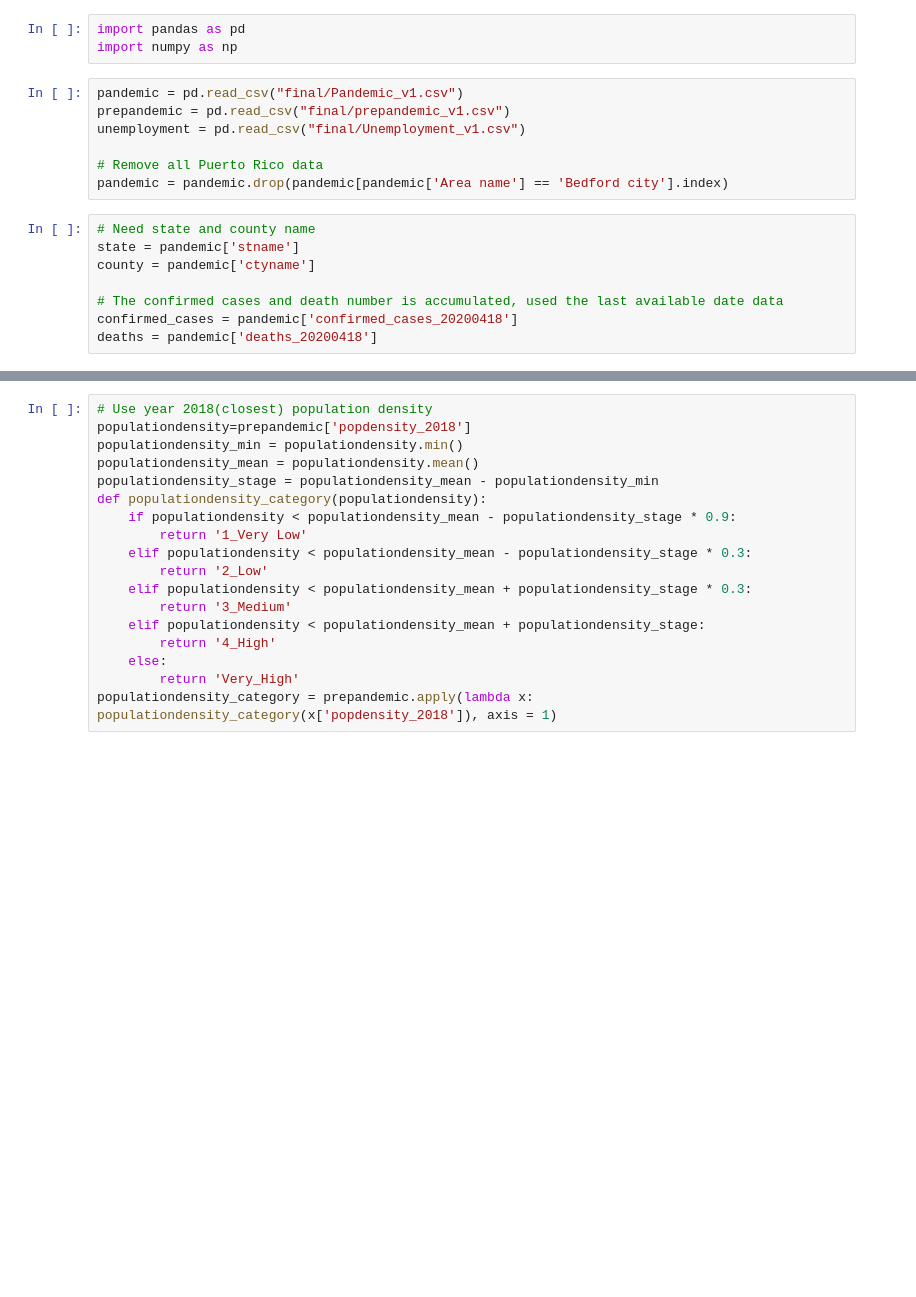
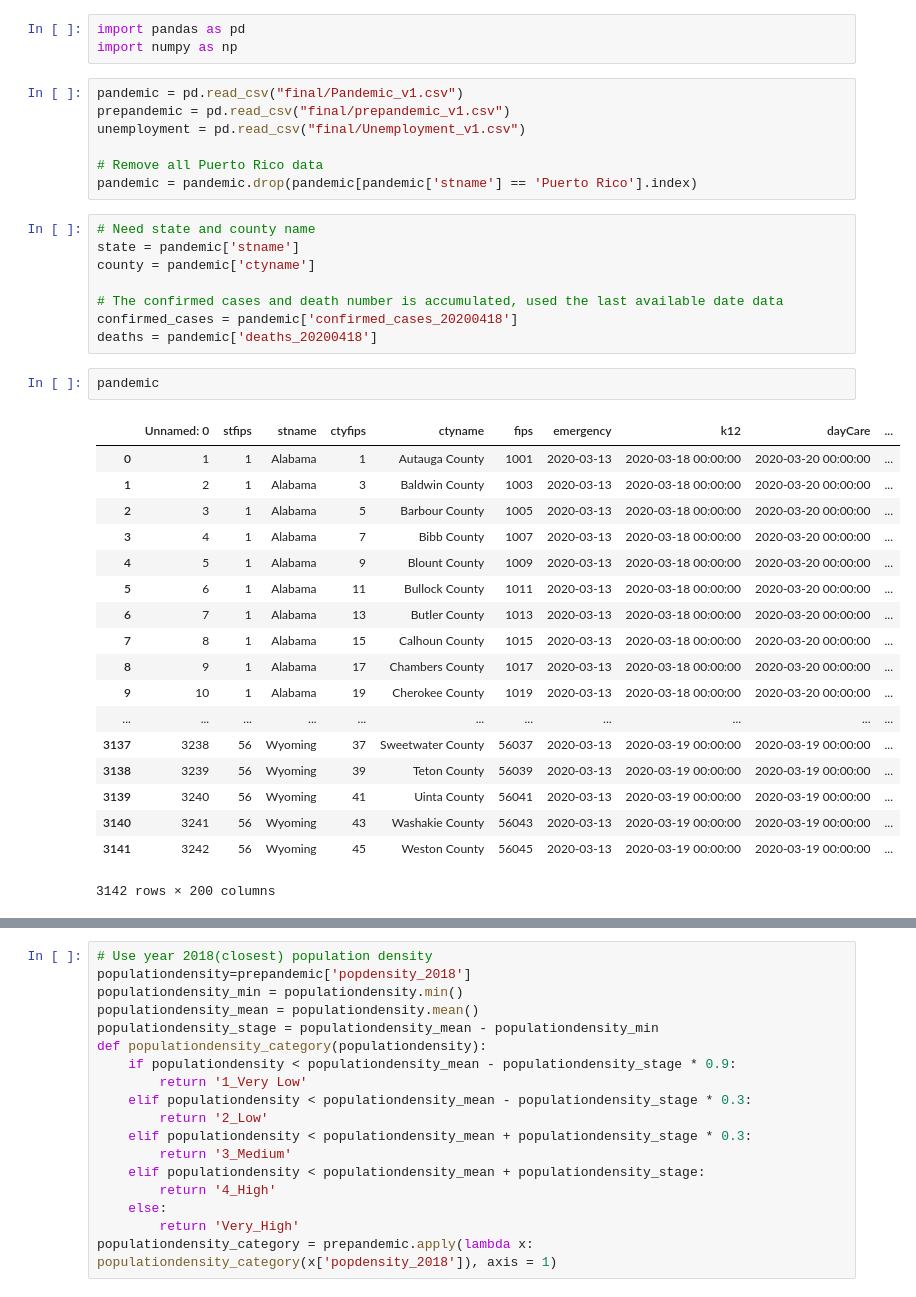
Before and after one commit to billyean/Machine_learning, a Jupyter notebook: mlsci/ist340/final_merge_data.ipynb, the cells around one changed output, grey strips where cells are left out. Cells and saved outputs as stored; diff of their text form; blank space fills up the shorter version.

```diff
--- a/mlsci/ist340/final_merge_data.ipynb
+++ b/mlsci/ist340/final_merge_data.ipynb
@@ -7,7 +7,7 @@ prepandemic = pd.read_csv("final/prepandemic_v1.csv")
 unemployment = pd.read_csv("final/Unemployment_v1.csv")
 
 # Remove all Puerto Rico data
-pandemic = pandemic.drop(pandemic[pandemic['Area name'] == 'Bedford city'].index)
+pandemic = pandemic.drop(pandemic[pandemic['stname'] == 'Puerto Rico'].index)
 # %%
 # Need state and county name
 state = pandemic['stname']
@@ -16,3 +16,24 @@ county = pandemic['ctyname']
 # The confirmed cases and death number is accumulated, used the last available date data
 confirmed_cases = pandemic['confirmed_cases_20200418']
 deaths = pandemic['deaths_20200418']
+# %%
+pandemic
+# %% [output]
+|  | Unnamed: 0 | stfips | stname | ctyfips | ctyname | fips | emergency | k12 | dayCare | ... |
+| 0 | 1 | 1 | Alabama | 1 | Autauga County | 1001 | 2020-03-13 | 2020-03-18 00:00:00 | 2020-03-20 00:00:00 | ... |
+| 1 | 2 | 1 | Alabama | 3 | Baldwin County | 1003 | 2020-03-13 | 2020-03-18 00:00:00 | 2020-03-20 00:00:00 | ... |
+| 2 | 3 | 1 | Alabama | 5 | Barbour County | 1005 | 2020-03-13 | 2020-03-18 00:00:00 | 2020-03-20 00:00:00 | ... |
+| 3 | 4 | 1 | Alabama | 7 | Bibb County | 1007 | 2020-03-13 | 2020-03-18 00:00:00 | 2020-03-20 00:00:00 | ... |
+| 4 | 5 | 1 | Alabama | 9 | Blount County | 1009 | 2020-03-13 | 2020-03-18 00:00:00 | 2020-03-20 00:00:00 | ... |
+| 5 | 6 | 1 | Alabama | 11 | Bullock County | 1011 | 2020-03-13 | 2020-03-18 00:00:00 | 2020-03-20 00:00:00 | ... |
+| 6 | 7 | 1 | Alabama | 13 | Butler County | 1013 | 2020-03-13 | 2020-03-18 00:00:00 | 2020-03-20 00:00:00 | ... |
+| 7 | 8 | 1 | Alabama | 15 | Calhoun County | 1015 | 2020-03-13 | 2020-03-18 00:00:00 | 2020-03-20 00:00:00 | ... |
+| 8 | 9 | 1 | Alabama | 17 | Chambers County | 1017 | 2020-03-13 | 2020-03-18 00:00:00 | 2020-03-20 00:00:00 | ... |
+| 9 | 10 | 1 | Alabama | 19 | Cherokee County | 1019 | 2020-03-13 | 2020-03-18 00:00:00 | 2020-03-20 00:00:00 | ... |
+| ... | ... | ... | ... | ... | ... | ... | ... | ... | ... | ... |
+| 3137 | 3238 | 56 | Wyoming | 37 | Sweetwater County | 56037 | 2020-03-13 | 2020-03-19 00:00:00 | 2020-03-19 00:00:00 | ... |
+| 3138 | 3239 | 56 | Wyoming | 39 | Teton County | 56039 | 2020-03-13 | 2020-03-19 00:00:00 | 2020-03-19 00:00:00 | ... |
+| 3139 | 3240 | 56 | Wyoming | 41 | Uinta County | 56041 | 2020-03-13 | 2020-03-19 00:00:00 | 2020-03-19 00:00:00 | ... |
+| 3140 | 3241 | 56 | Wyoming | 43 | Washakie County | 56043 | 2020-03-13 | 2020-03-19 00:00:00 | 2020-03-19 00:00:00 | ... |
+| 3141 | 3242 | 56 | Wyoming | 45 | Weston County | 56045 | 2020-03-13 | 2020-03-19 00:00:00 | 2020-03-19 00:00:00 | ... |
+3142 rows × 200 columns
```
Also changed, not shown: parts of 8 cells of this notebook, 10 other files.
